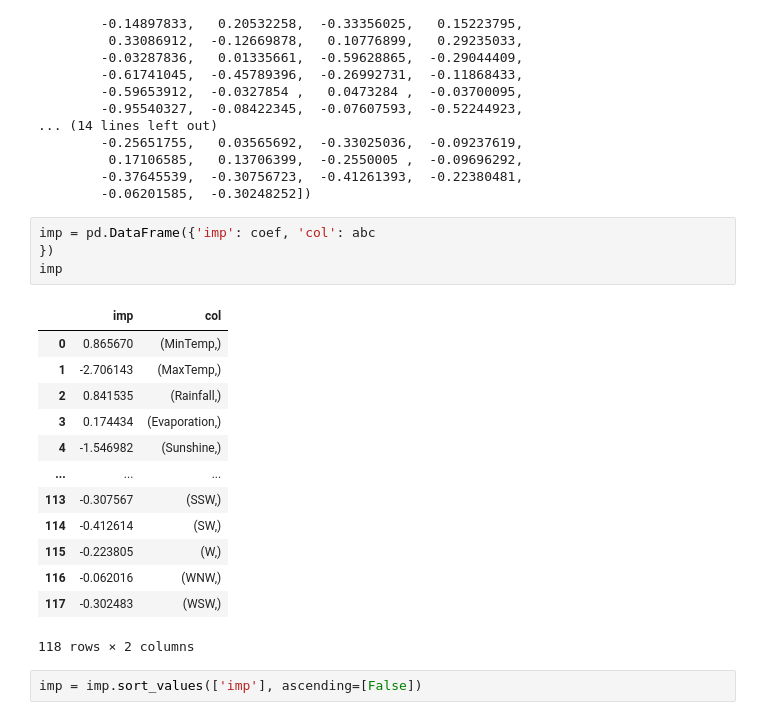
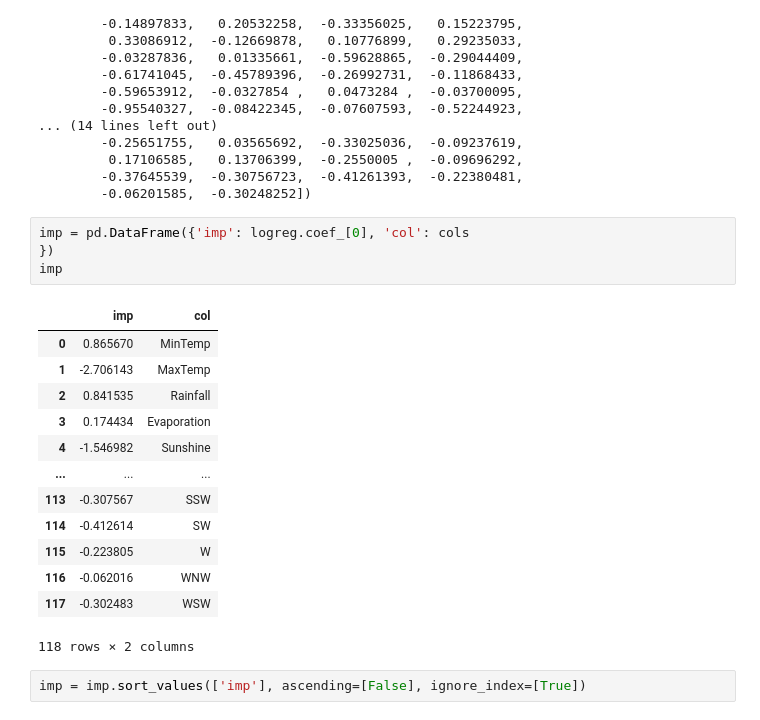
Before and after one commit to Erik-gitmannen1337-M/Rain, a Jupyter notebook: Rain.ipynb, the cells around one changed output. Cells and saved outputs as stored; diff of their text form.

```diff
--- a/Rain.ipynb
+++ b/Rain.ipynb
@@ -817,25 +825,25 @@ array([  0.8656704 ,  -2.70614347,   0.84153489,   0.17443378,
         -0.37645539,  -0.30756723,  -0.41261393,  -0.22380481,
         -0.06201585,  -0.30248252])
 # %%
-imp = pd.DataFrame({'imp': coef, 'col': abc
+imp = pd.DataFrame({'imp': logreg.coef_[0], 'col': cols
 })
 imp
 # %% [output]
 |  | imp | col |
-| 0 | 0.865670 | (MinTemp,) |
-| 1 | -2.706143 | (MaxTemp,) |
-| 2 | 0.841535 | (Rainfall,) |
-| 3 | 0.174434 | (Evaporation,) |
-| 4 | -1.546982 | (Sunshine,) |
+| 0 | 0.865670 | MinTemp |
+| 1 | -2.706143 | MaxTemp |
+| 2 | 0.841535 | Rainfall |
+| 3 | 0.174434 | Evaporation |
+| 4 | -1.546982 | Sunshine |
 | ... | ... | ... |
-| 113 | -0.307567 | (SSW,) |
-| 114 | -0.412614 | (SW,) |
-| 115 | -0.223805 | (W,) |
-| 116 | -0.062016 | (WNW,) |
-| 117 | -0.302483 | (WSW,) |
+| 113 | -0.307567 | SSW |
+| 114 | -0.412614 | SW |
+| 115 | -0.223805 | W |
+| 116 | -0.062016 | WNW |
+| 117 | -0.302483 | WSW |
 118 rows × 2 columns
 # %%
-imp = imp.sort_values(['imp'], ascending=[False])
+imp = imp.sort_values(['imp'], ascending=[False], ignore_index=[True])
 # %%
 imp.head(25)
 # %% [output]
```
Also changed, not shown: parts of 4 cells of this notebook.
